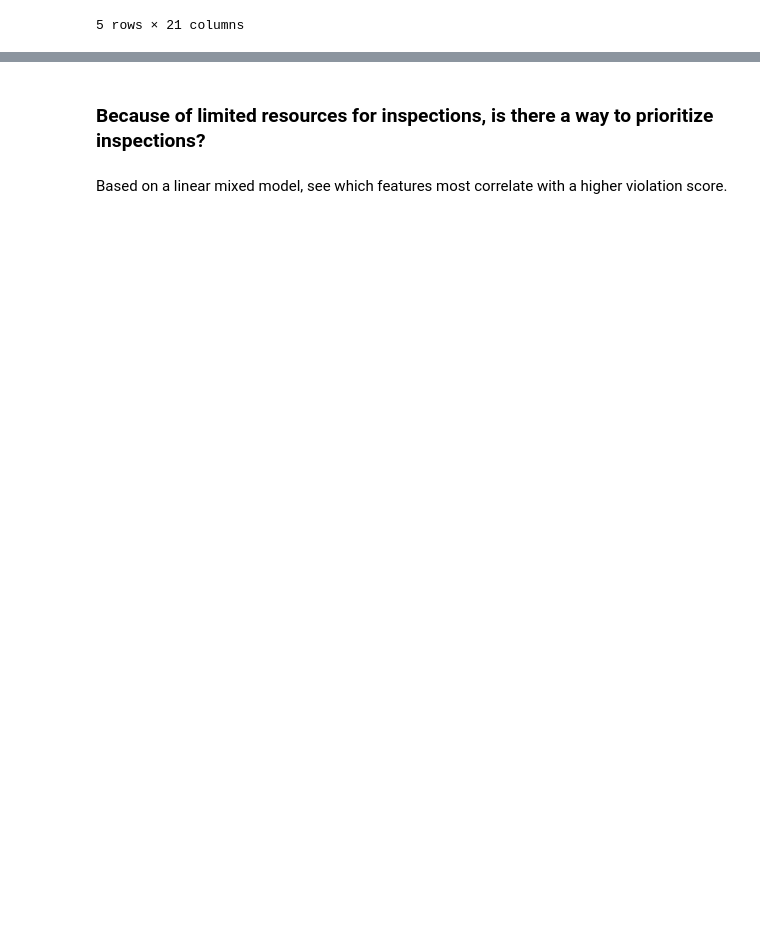
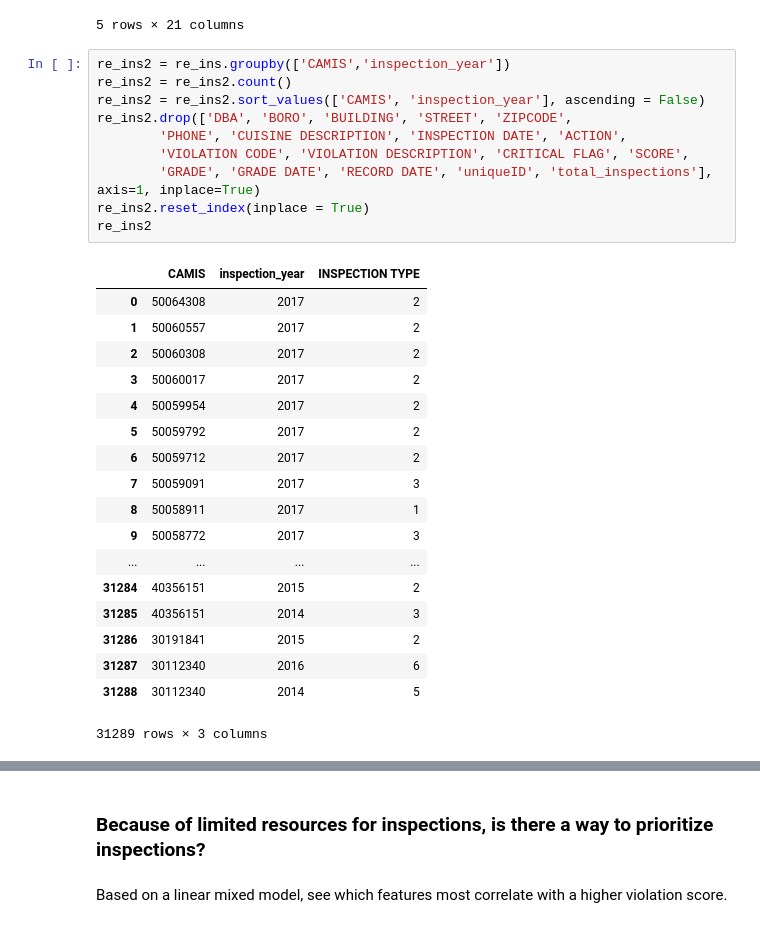
Before and after one commit to mishoptera/nyc_restaurants, a Jupyter notebook: eda_dataset.ipynb, the cells around one changed output, grey strips where cells are left out. Saved outputs shown, nothing was run; the diff lists cells and outputs as text; blank space fills up the shorter version.

```diff
--- a/eda_dataset.ipynb
+++ b/eda_dataset.ipynb
@@ -328,3 +311,32 @@ re_ins.head()
 | 6 | 66723 | 40511702 | NOTARO RESTAURANT | MANHATTAN | 635 | SECOND AVENUE | 10016.0 | 2126863400 | Italian | ... |
 | 7 | 81127 | 40511702 | NOTARO RESTAURANT | MANHATTAN | 635 | SECOND AVENUE | 10016.0 | 2126863400 | Italian | ... |
 5 rows × 21 columns
+# %%
+re_ins2 = re_ins.groupby(['CAMIS','inspection_year'])
+re_ins2 = re_ins2.count()
+re_ins2 = re_ins2.sort_values(['CAMIS', 'inspection_year'], ascending = False)
+re_ins2.drop(['DBA', 'BORO', 'BUILDING', 'STREET', 'ZIPCODE',
+        'PHONE', 'CUISINE DESCRIPTION', 'INSPECTION DATE', 'ACTION',
+        'VIOLATION CODE', 'VIOLATION DESCRIPTION', 'CRITICAL FLAG', 'SCORE',
+        'GRADE', 'GRADE DATE', 'RECORD DATE', 'uniqueID', 'total_inspections'], axis=1, inplace=True)
+re_ins2.reset_index(inplace = True)
+re_ins2
+# %% [output]
+|  | CAMIS | inspection_year | INSPECTION TYPE |
+| 0 | 50064308 | 2017 | 2 |
+| 1 | 50060557 | 2017 | 2 |
+| 2 | 50060308 | 2017 | 2 |
+| 3 | 50060017 | 2017 | 2 |
+| 4 | 50059954 | 2017 | 2 |
+| 5 | 50059792 | 2017 | 2 |
+| 6 | 50059712 | 2017 | 2 |
+| 7 | 50059091 | 2017 | 3 |
+| 8 | 50058911 | 2017 | 1 |
+| 9 | 50058772 | 2017 | 3 |
+| ... | ... | ... | ... |
+| 31284 | 40356151 | 2015 | 2 |
+| 31285 | 40356151 | 2014 | 3 |
+| 31286 | 30191841 | 2015 | 2 |
+| 31287 | 30112340 | 2016 | 6 |
+| 31288 | 30112340 | 2014 | 5 |
+31289 rows × 3 columns
```
Also changed, not shown: parts of 9 cells of this notebook.
